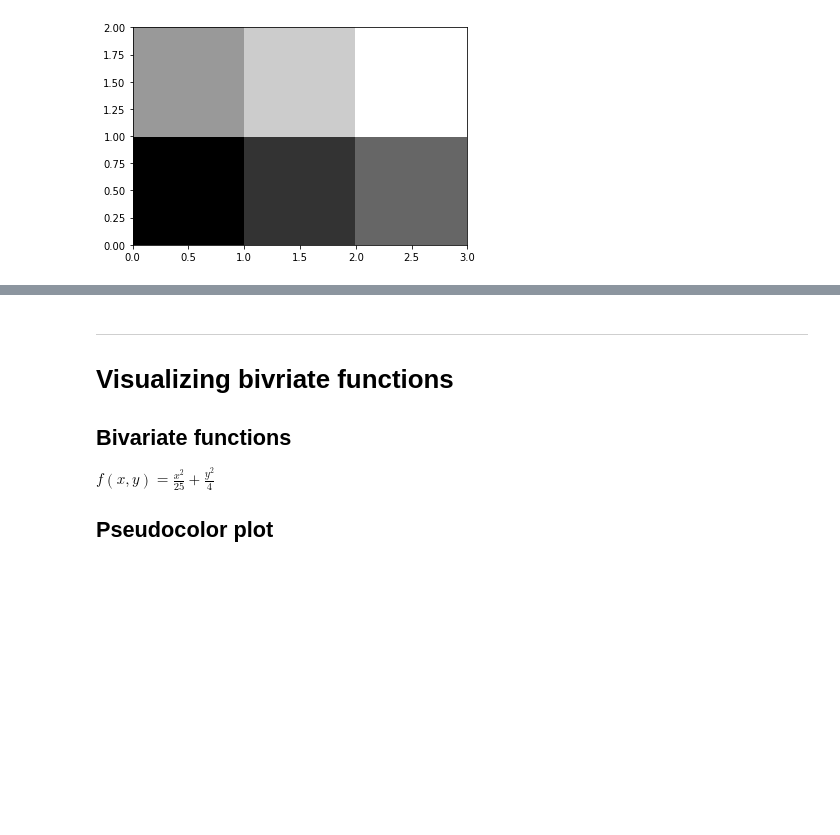
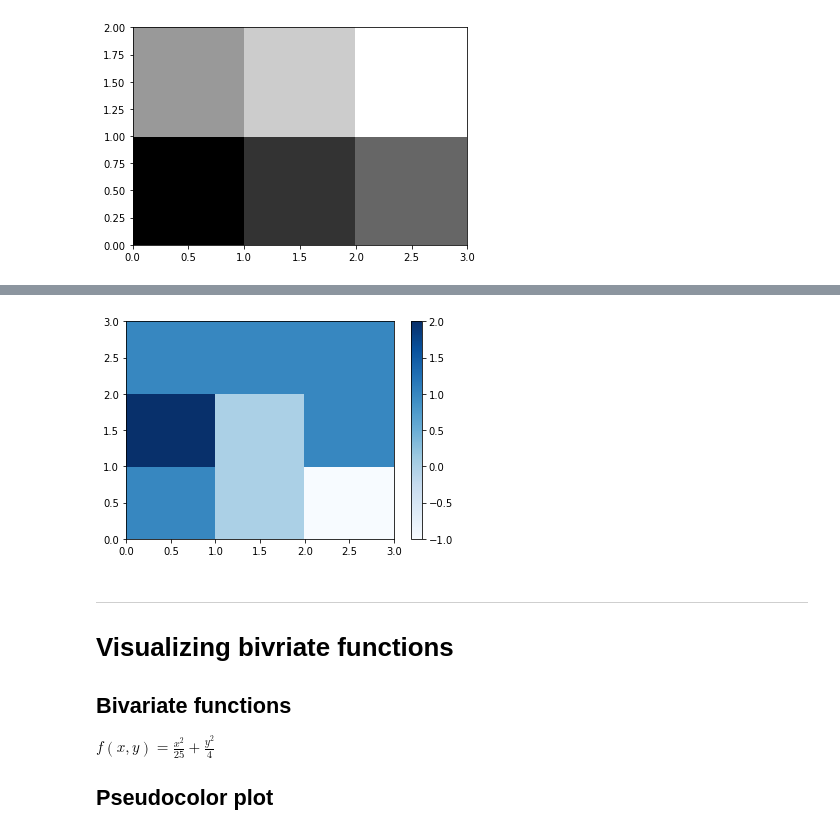
Before and after one commit to franksalas/datacamp, a Jupyter notebook: Introduction_to_Data_Visualization_with_Python/02Plotting2Darrays.ipynb, the cells around one changed output, grey strips where cells are left out. Saved outputs shown, nothing was run; the diff lists cells and outputs as text; code cells hidden in the pictures; blank space fills up the shorter version.

```diff
--- a/Introduction_to_Data_Visualization_with_Python/02Plotting2Darrays.ipynb
+++ b/Introduction_to_Data_Visualization_with_Python/02Plotting2Darrays.ipynb
@@ -88,3 +103,17 @@ Z:
+# %%
+## Example
+# array orientation
+
+A = np.array([[1,0,-1],
+              [2,0,1],
+              [1,1,1]])
+
+
+plt.pcolor(A,cmap='Blues')
+plt.colorbar()
+plt.show()
+# %% [output]
+[figure, added]
 # %% [markdown]
 ---
 
```
Also changed, not shown: parts of 38 cells of this notebook, 6 other files.
